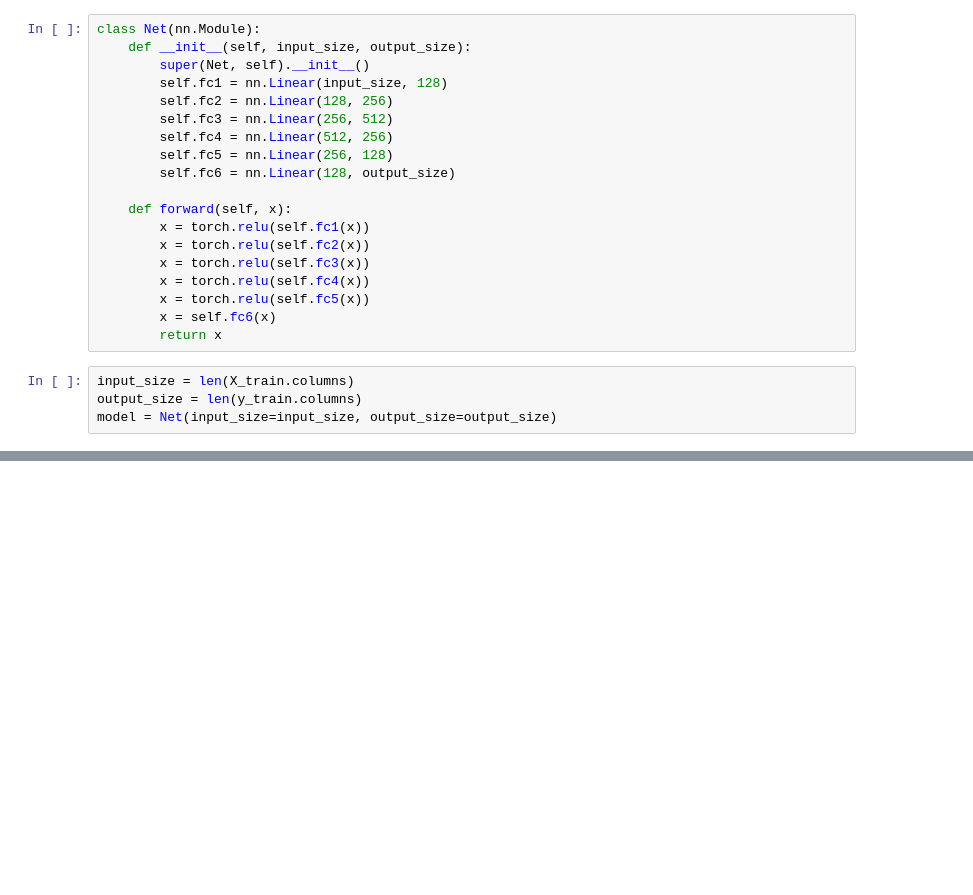
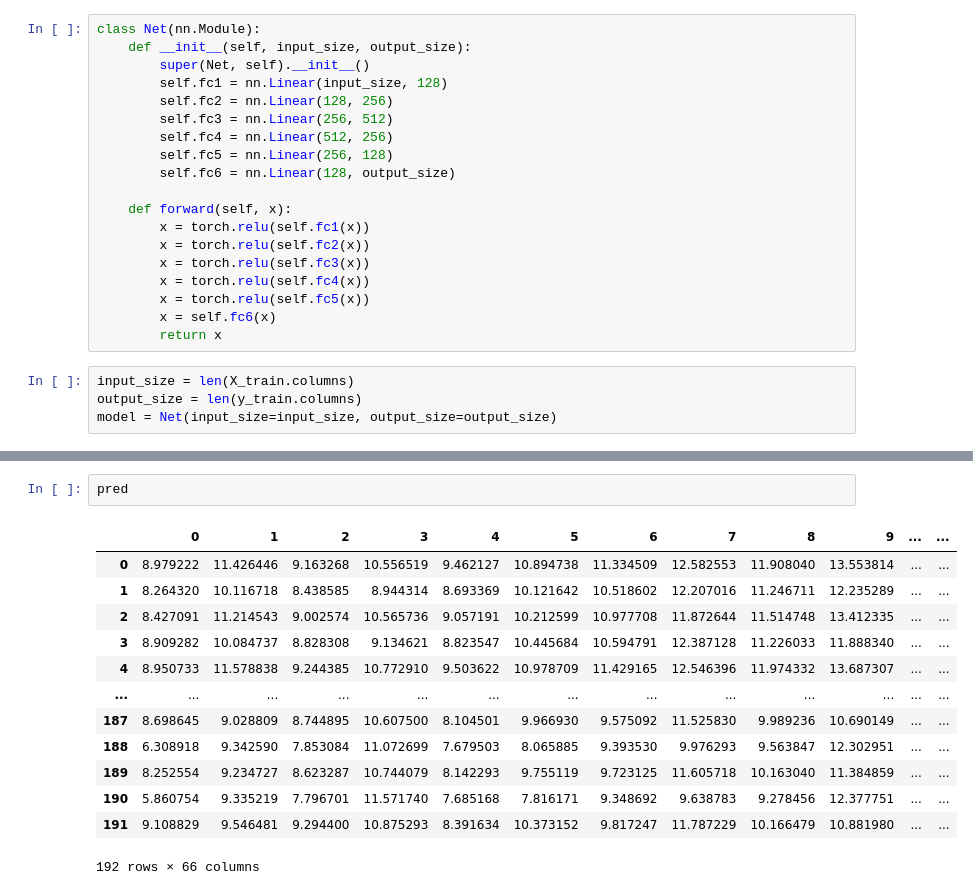
Before and after one commit to iAmBrig12/REU_AI_Thermography, a Jupyter notebook: all_features.ipynb, the cells around one changed output, grey strips where cells are left out. Cells and saved outputs as stored; diff of their text form; blank space fills up the shorter version.

```diff
--- a/all_features.ipynb
+++ b/all_features.ipynb
@@ -129,0 +144,16 @@ RuntimeError: output with shape [1] doesn't match the broadcast shape [11]
+# %%
+pred
+# %% [output]
+|  | 0 | 1 | 2 | 3 | 4 | 5 | 6 | 7 | 8 | 9 | ... | ... |
+| 0 | 8.979222 | 11.426446 | 9.163268 | 10.556519 | 9.462127 | 10.894738 | 11.334509 | 12.582553 | 11.908040 | 13.553814 | ... | ... |
+| 1 | 8.264320 | 10.116718 | 8.438585 | 8.944314 | 8.693369 | 10.121642 | 10.518602 | 12.207016 | 11.246711 | 12.235289 | ... | ... |
+| 2 | 8.427091 | 11.214543 | 9.002574 | 10.565736 | 9.057191 | 10.212599 | 10.977708 | 11.872644 | 11.514748 | 13.412335 | ... | ... |
+| 3 | 8.909282 | 10.084737 | 8.828308 | 9.134621 | 8.823547 | 10.445684 | 10.594791 | 12.387128 | 11.226033 | 11.888340 | ... | ... |
+| 4 | 8.950733 | 11.578838 | 9.244385 | 10.772910 | 9.503622 | 10.978709 | 11.429165 | 12.546396 | 11.974332 | 13.687307 | ... | ... |
+| ... | ... | ... | ... | ... | ... | ... | ... | ... | ... | ... | ... | ... |
+| 187 | 8.698645 | 9.028809 | 8.744895 | 10.607500 | 8.104501 | 9.966930 | 9.575092 | 11.525830 | 9.989236 | 10.690149 | ... | ... |
+| 188 | 6.308918 | 9.342590 | 7.853084 | 11.072699 | 7.679503 | 8.065885 | 9.393530 | 9.976293 | 9.563847 | 12.302951 | ... | ... |
+| 189 | 8.252554 | 9.234727 | 8.623287 | 10.744079 | 8.142293 | 9.755119 | 9.723125 | 11.605718 | 10.163040 | 11.384859 | ... | ... |
+| 190 | 5.860754 | 9.335219 | 7.796701 | 11.571740 | 7.685168 | 7.816171 | 9.348692 | 9.638783 | 9.278456 | 12.377751 | ... | ... |
+| 191 | 9.108829 | 9.546481 | 9.294400 | 10.875293 | 8.391634 | 10.373152 | 9.817247 | 11.787229 | 10.166479 | 10.881980 | ... | ... |
+192 rows × 66 columns
```
Also changed, not shown: parts of 11 cells of this notebook, 1 other file.
